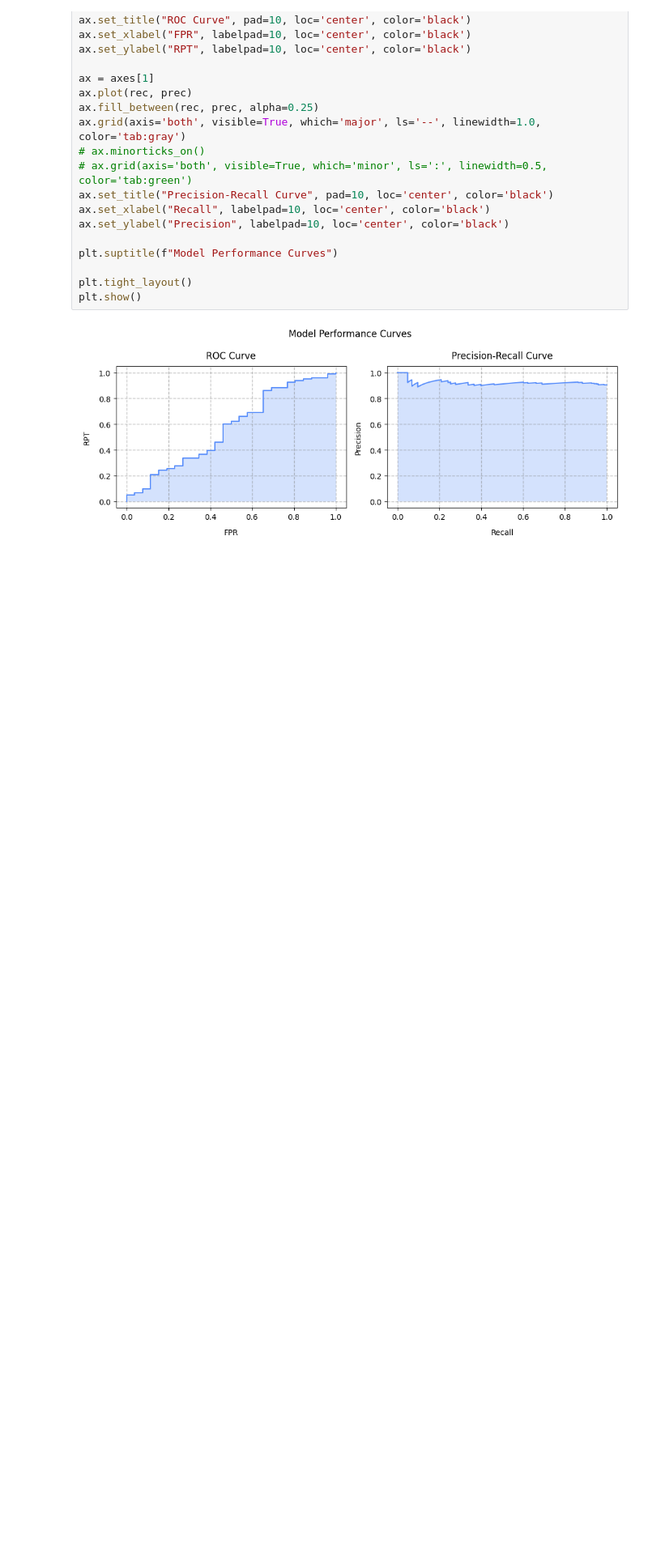
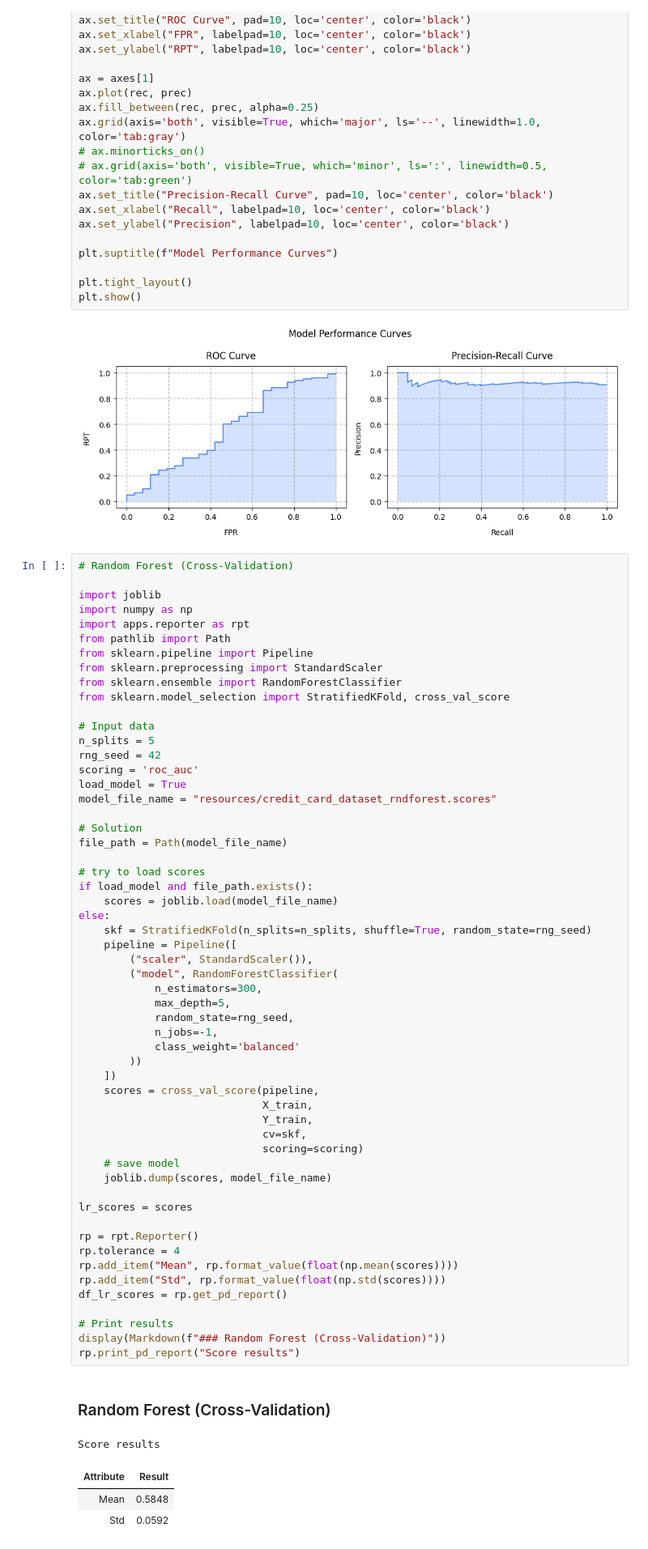
Before and after one commit to BogdanPinchuk/DataScience-PBY_HW20_Course_Project, a Jupyter notebook: Bohdan_Pinchuk_DS_HW20.ipynb, the cells around one changed output. Shown at 81% size. Cells and saved outputs as stored; diff of their text form; blank space fills up the shorter version.

Commit message:
[Homework20] - saved scores for RF

```diff
--- a/Bohdan_Pinchuk_DS_HW20.ipynb
+++ b/Bohdan_Pinchuk_DS_HW20.ipynb
@@ -2663,3 +2663,65 @@ plt.tight_layout()
 plt.show()
 # %% [output]
 [figure]
+# %%
+# Random Forest (Cross-Validation)
+
+import joblib
+import numpy as np
+import apps.reporter as rpt
+from pathlib import Path
+from sklearn.pipeline import Pipeline
+from sklearn.preprocessing import StandardScaler
+from sklearn.ensemble import RandomForestClassifier
+from sklearn.model_selection import StratifiedKFold, cross_val_score
+
+# Input data
+n_splits = 5
+rng_seed = 42
+scoring = 'roc_auc'
+load_model = True
+model_file_name = "resources/credit_card_dataset_rndforest.scores"
+
+# Solution
+file_path = Path(model_file_name)
+
+# try to load scores
+if load_model and file_path.exists():
+    scores = joblib.load(model_file_name)
+else:
+    skf = StratifiedKFold(n_splits=n_splits, shuffle=True, random_state=rng_seed)
+    pipeline = Pipeline([
+        ("scaler", StandardScaler()),
+        ("model", RandomForestClassifier(
+            n_estimators=300,
+            max_depth=5,
+            random_state=rng_seed,
+            n_jobs=-1,
+            class_weight='balanced'
+        ))
+    ])
+    scores = cross_val_score(pipeline,
+                             X_train,
+                             Y_train,
+                             cv=skf,
+                             scoring=scoring)
+    # save model
+    joblib.dump(scores, model_file_name)
+
+lr_scores = scores
+
+rp = rpt.Reporter()
+rp.tolerance = 4
+rp.add_item("Mean", rp.format_value(float(np.mean(scores))))
+rp.add_item("Std", rp.format_value(float(np.std(scores))))
+df_lr_scores = rp.get_pd_report()
+
+# Print results
+display(Markdown(f"### Random Forest (Cross-Validation)"))
+rp.print_pd_report("Score results")
+# %% [output]
+### Random Forest (Cross-Validation)
+Score results
+| Attribute | Result |
+| Mean | 0.5848 |
+| Std | 0.0592 |
```
